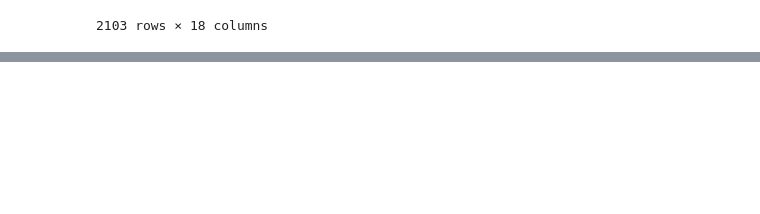
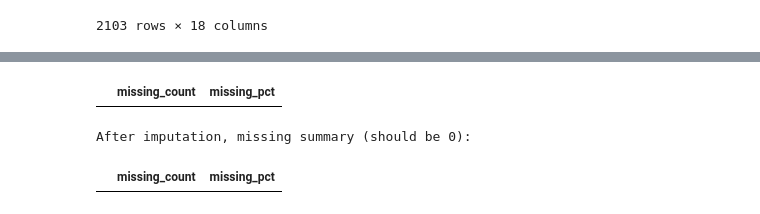
Before and after one commit to rajghorui21/Environmental-Monitoring-Pollution-Control, a Jupyter notebook: Environmental_Monitoring_and_Pollution_Control_.ipynb, the cells around one changed output, grey strips where cells are left out. Drawn from its saved outputs; the diff is of its cells as text; code cells hidden in the pictures; blank space fills up the shorter version.

```diff
--- a/Environmental_Monitoring_and_Pollution_Control_.ipynb
+++ b/Environmental_Monitoring_and_Pollution_Control_.ipynb
@@ -91,0 +39,29 @@ df.fillna(df.median(numeric_only=True), inplace=True)
+# %%
+def quick_overview(df, n=5):
+    print("Shape:", df.shape)
+    display(df.head(n))
+    print("\nInfo:")
+    print(df.info())
+    print("\nDescribe (numeric):")
+    display(df.describe().T)
+
+if 'df' not in globals():
+    # simulated tiny dataset example
+    rng = pd.date_range('2023-01-01', periods=100, freq='H')
+    df = pd.DataFrame({
+        'timestamp': rng,
+        'pm2_5': np.abs(np.random.normal(50, 20, size=len(rng))),
+        'pm10': np.abs(np.random.normal(80, 30, size=len(rng))),
+        'no2': np.abs(np.random.normal(40, 15, size=len(rng))),
+        'so2': np.abs(np.random.normal(10, 5, size=len(rng))),
+        'co': np.abs(np.random.normal(0.7, 0.3, size=len(rng))),
+        'temperature': np.random.normal(25, 5, size=len(rng)),
+        'humidity': np.random.uniform(30, 80, size=len(rng))
+    })
+    print("Using simulated example dataframe (replace with your real data).")
+
+quick_overview(df)
+
+if 'timestamp' in df.columns:
+    df['timestamp'] = pd.to_datetime(df['timestamp'])
+    df = df.sort_values('timestamp').reset_index(drop=True)
@@ -91,0 +96,19 @@ df.fillna(df.median(numeric_only=True), inplace=True)
+# %%
+def missing_summary(df):
+    miss = df.isnull().sum()
+    pct = (miss / len(df) * 100).round(2)
+    summary = pd.DataFrame({'missing_count': miss, 'missing_pct': pct})
+    return summary[summary['missing_count']>0]
+
+display(missing_summary(df))
+
+num_cols = df.select_dtypes(include=[np.number]).columns.tolist()
+imputer = SimpleImputer(strategy='median')
+df[num_cols] = imputer.fit_transform(df[num_cols])
+
+print("After imputation, missing summary (should be 0):")
+display(missing_summary(df))
+# %% [output]
+|  | missing_count | missing_pct |
+After imputation, missing summary (should be 0):
+|  | missing_count | missing_pct |
```
Also changed, not shown: parts of 13 cells of this notebook.
